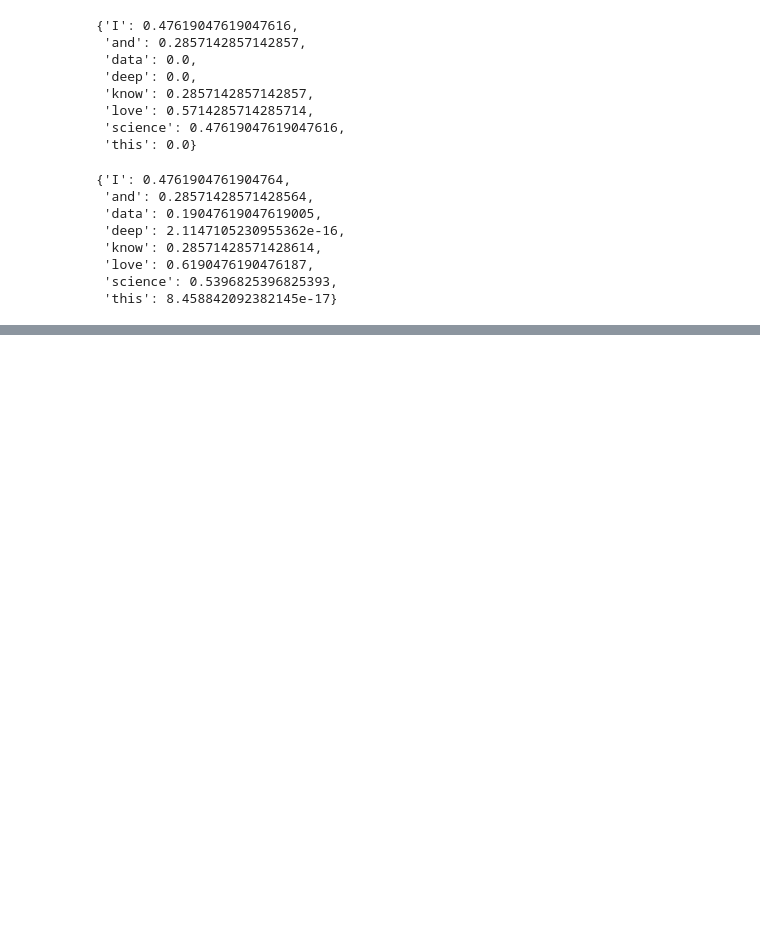
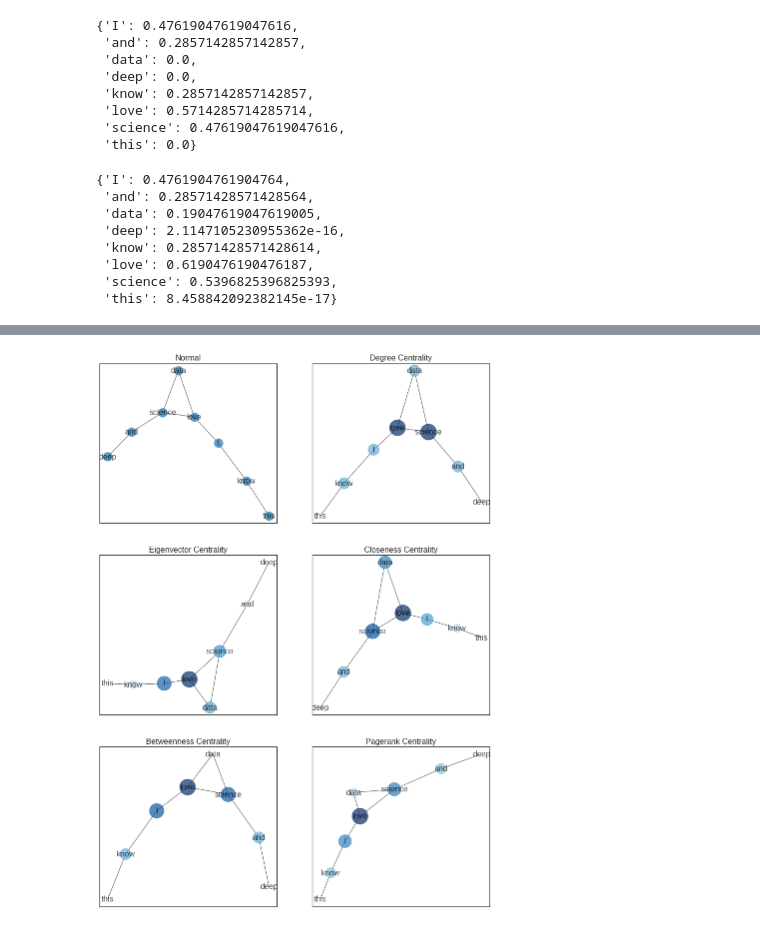
Before and after one commit to KimYongHwi/machine-learning-study, a Jupyter notebook: natural_language_processing/5_의미_연결망_분석(Semantic_Network_Analysis).ipynb, the cells around one changed output, grey strips where cells are left out. Saved outputs shown, nothing was run; the diff lists cells and outputs as text; code cells hidden in the pictures; blank space fills up the shorter version.

```diff
--- a/natural_language_processing/5_의미_연결망_분석(Semantic_Network_Analysis).ipynb
+++ b/natural_language_processing/5_의미_연결망_분석(Semantic_Network_Analysis).ipynb
@@ -323,0 +340,56 @@ nx.current_flow_betweenness_centrality(G)
+# %%
+def get_node_size(node_values):
+    nsize = np.array([v for v in node_values])
+    nsize = 1000 * (nsize - min(nsize)) / (max(nsize) - min(nsize)) # MinMax normalization
+
+    return nsize
+# %%
+import matplotlib.pyplot as plt
+plt.style.use('seaborn-white')
+
+dc = nx.degree_centrality(G).values()
+ec = nx.eigenvector_centrality(G, weight='weight').values()
+cc = nx.closeness_centrality(G, distance='weight').values()
+bc = nx.betweenness_centrality(G).values()
+pr = nx.pagerank(G).values()
+
+plt.figure(figsize=(14, 20))
+plt.axis('off')
+
+plt.subplot(321)
+plt.title('Normal', fontsize=16)
+nx.draw_networkx(G, font_size=16, alpha=0.7, cmap=plt.cm.Blues)
+
+plt.subplot(322)
+plt.title('Degree Centrality', fontsize=16)
+nx.draw_networkx(G, font_size=16,
+                 node_color=list(dc), node_size=get_node_size(dc),
+                 alpha=0.7, cmap=plt.cm.Blues)
+
+plt.subplot(323)
+plt.title('Eigenvector Centrality', fontsize=16)
+nx.draw_networkx(G, font_size=16,
+                 node_color=list(ec), node_size=get_node_size(ec),
+                 alpha=0.7, cmap=plt.cm.Blues)
+
+plt.subplot(324)
+plt.title('Closeness Centrality', fontsize=16)
+nx.draw_networkx(G, font_size=16,
+                 node_color=list(cc), node_size=get_node_size(cc),
+                 alpha=0.7, cmap=plt.cm.Blues)
+
+plt.subplot(325)
+plt.title('Betweenness Centrality', fontsize=16)
+nx.draw_networkx(G, font_size=16,
+                 node_color=list(bc), node_size=get_node_size(bc),
+                 alpha=0.7, cmap=plt.cm.Blues)
+
+plt.subplot(326)
+plt.title('Pagerank Centrality', fontsize=16)
+nx.draw_networkx(G, font_size=16,
+                 node_color=list(pr), node_size=get_node_size(pr),
+                 alpha=0.7, cmap=plt.cm.Blues)
+
+plt.show()
+# %% [output]
+[figure, added]
```
Also changed, not shown: parts of 5 cells of this notebook.
